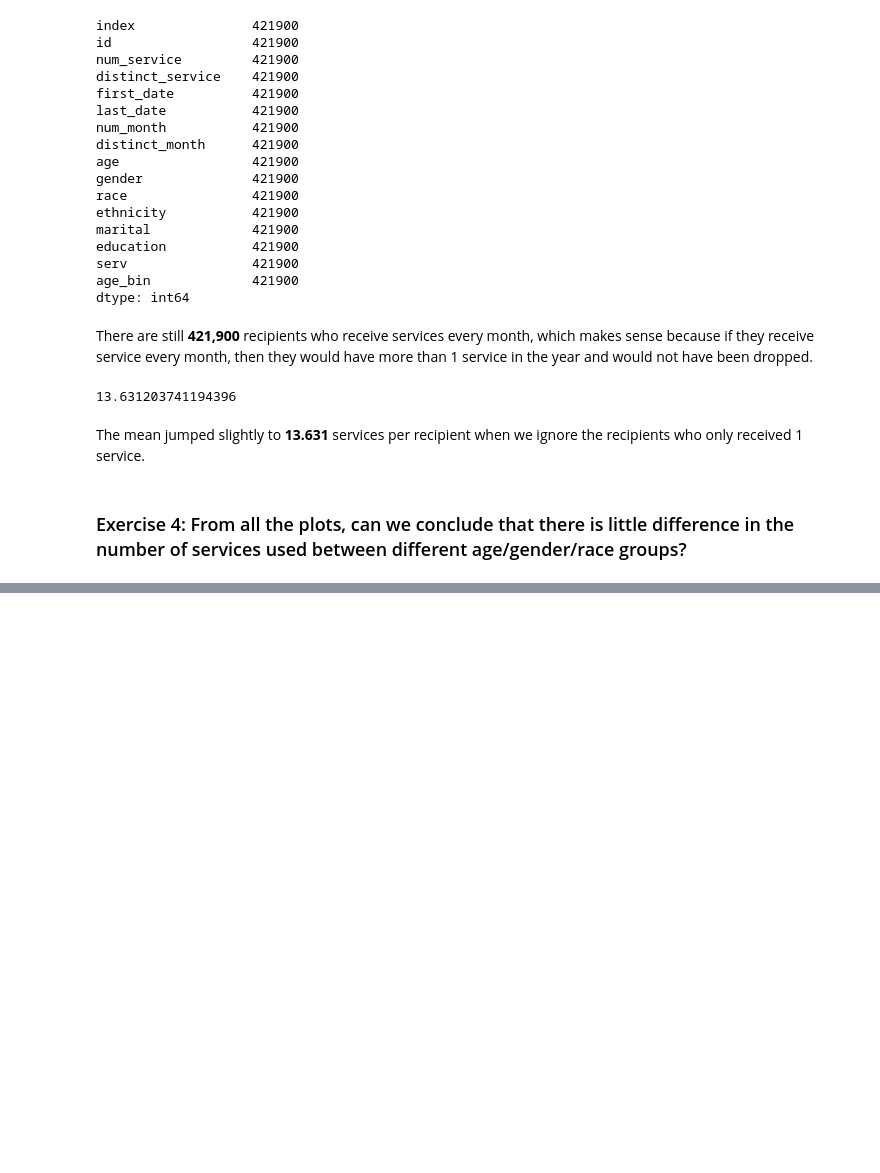
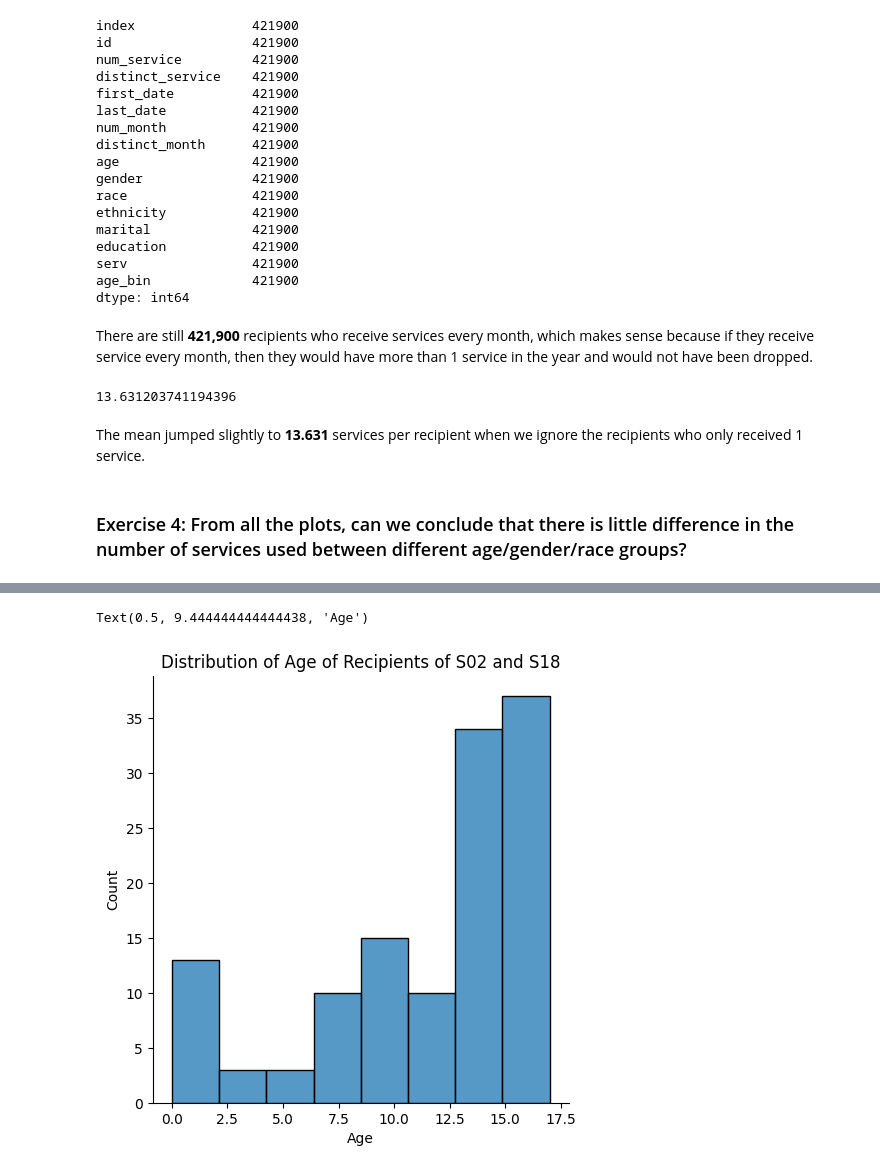
Before and after one commit to joshwinnes11/Math485, a Jupyter notebook: HW/Week2.ipynb, the cells around one changed output, grey strips where cells are left out. Drawn from its saved outputs; the diff is of its cells as text; code cells hidden in the pictures; blank space fills up the shorter version.

```diff
--- a/HW/Week2.ipynb
+++ b/HW/Week2.ipynb
@@ -133,0 +183,2 @@ The mean jumped slightly to **13.631** services per recipient when we ignore the
+# %%
+df_temp =df[["id","serv"]].merge(df[["id","serv"]], on="id",how="inner")
@@ -133,0 +205,3 @@ The mean jumped slightly to **13.631** services per recipient when we ignore the
+# %%
+cohort = df_temp.query('serv_x == "S02" and serv_y == "S18"')
+cohort_unique = cohort.drop_duplicates()
@@ -133,0 +224,4 @@ The mean jumped slightly to **13.631** services per recipient when we ignore the
+# %%
+ids = cohort_unique['id']
+cohort_full = recipient[recipient['id'].isin(ids)]
+cohort_full
@@ -133,0 +242,11 @@ The mean jumped slightly to **13.631** services per recipient when we ignore the
+# %%
+import matplotlib.pyplot as plt
+
+sns.displot(cohort_full, x = 'age', kind = 'hist')
+
+plt.title('Distribution of Age of Recipients of S02 and S18')
+plt.ylabel('Count')
+plt.xlabel('Age')
+# %% [output]
+Text(0.5, 9.444444444444438, 'Age')
+[figure, added]
```
Also changed, not shown: parts of 13 cells of this notebook, 1 other file.
